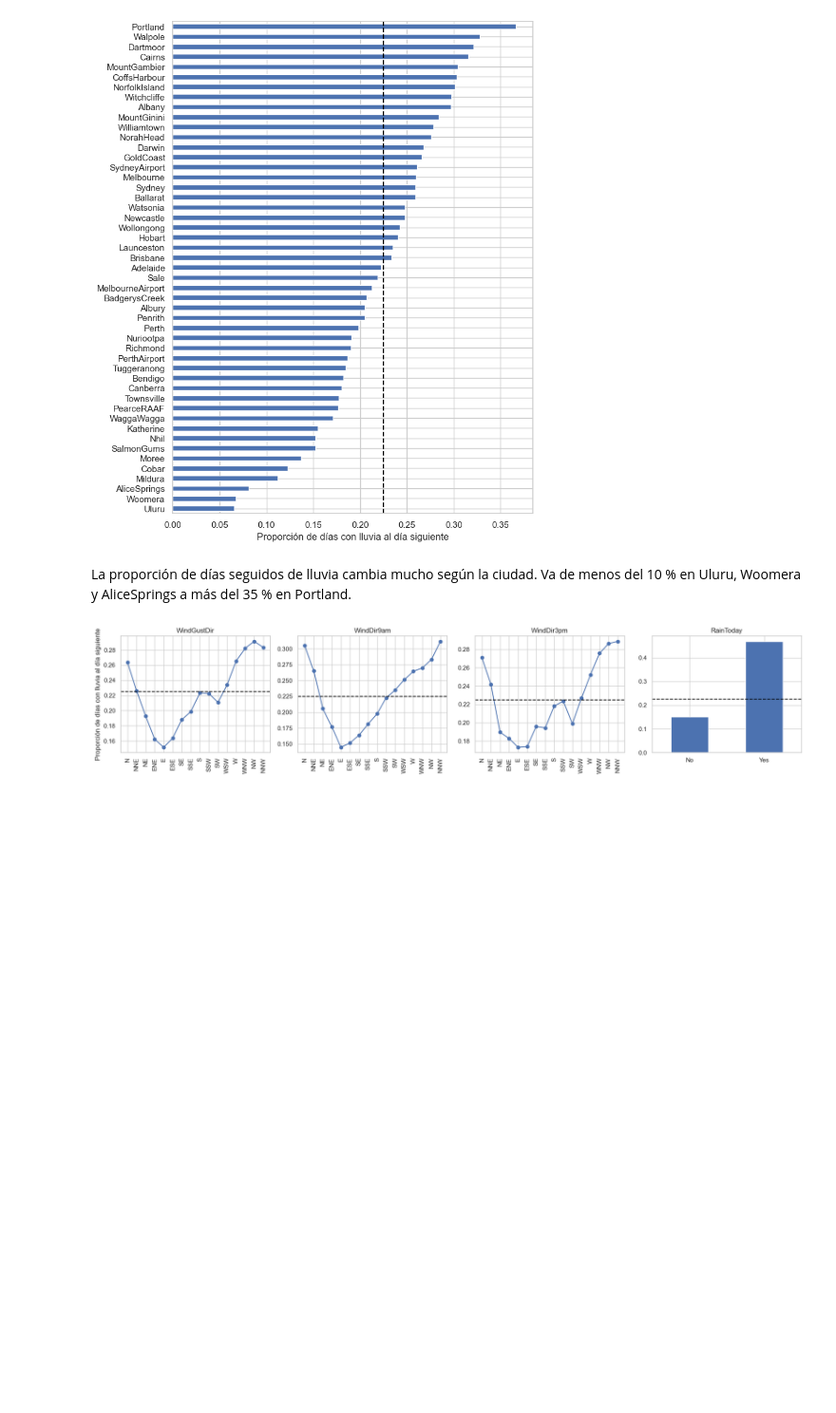
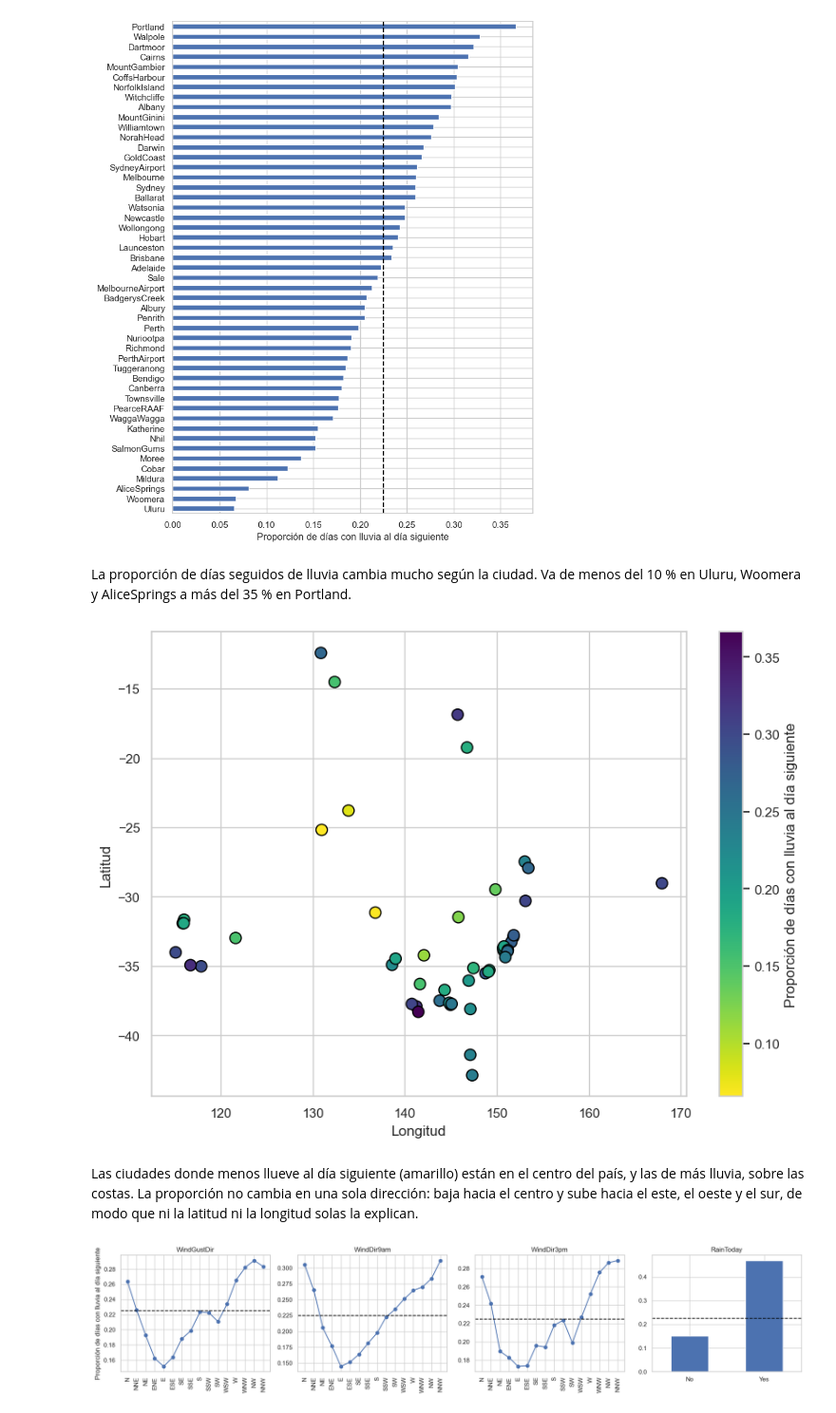
Before and after one commit to ismadarruiz-atr/TP_AA1_Calabozo_Darruiz_DiCarlo_Giuntoli, a Jupyter notebook: TP_2/TP-clasificacion-AA1.ipynb, the cells around one changed output. Shown at 95% size. Cells and saved outputs as stored; diff of their text form; code cells hidden in the pictures; blank space fills up the shorter version.

```diff
--- a/TP_2/TP-clasificacion-AA1.ipynb
+++ b/TP_2/TP-clasificacion-AA1.ipynb
@@ -383,6 +383,26 @@ plt.show()
 # %% [markdown]
 La proporción de días seguidos de lluvia cambia mucho según la ciudad. Va de menos del 10 % en Uluru, Woomera y
 AliceSprings a más del 35 % en Portland.
+# %%
+# Coordenadas de la estación meteorológica de cada ciudad (lista de estaciones del Bureau of Meteorology)
+CIUDADES = pd.read_csv('data/ciudades.csv', usecols=['Location', 'Latitud', 'Longitud'])
+
+# Cada ciudad en su ubicación (longitud en x, latitud en y), con el color según su proporción de días seguidos de lluvia
+proporcion_ciudad = lluvia.groupby(entrenamiento['Location']).mean().rename('Proporción')
+ubicacion = CIUDADES.join(proporcion_ciudad, on='Location', how='left')
+
+fig, ax = plt.subplots(figsize=(10, 7))
+puntos = ax.scatter(ubicacion['Longitud'], ubicacion['Latitud'], c=ubicacion['Proporción'], cmap='viridis_r',
+                    s=90, edgecolor='black')
+fig.colorbar(puntos, label='Proporción de días con lluvia al día siguiente')
+ax.set(xlabel='Longitud', ylabel='Latitud')
+plt.show()
+# %% [output]
+[figure, added]
+# %% [markdown]
+Las ciudades donde menos llueve al día siguiente (amarillo) están en el centro del país, y las de más lluvia, sobre
+las costas. La proporción no cambia en una sola dirección: baja hacia el centro y sube hacia el este, el oeste y el
+sur, de modo que ni la latitud ni la longitud solas la explican.
 # %%
 # Lo mismo para las direcciones del viento, en el orden de la brújula, y para RainToday
 RUMBOS = ['N', 'NNE', 'NE', 'ENE', 'E', 'ESE', 'SE', 'SSE', 'S', 'SSW', 'SW', 'WSW', 'W', 'WNW', 'NW', 'NNW']
```
Also changed, not shown: parts of 27 cells of this notebook, 2 other files.
